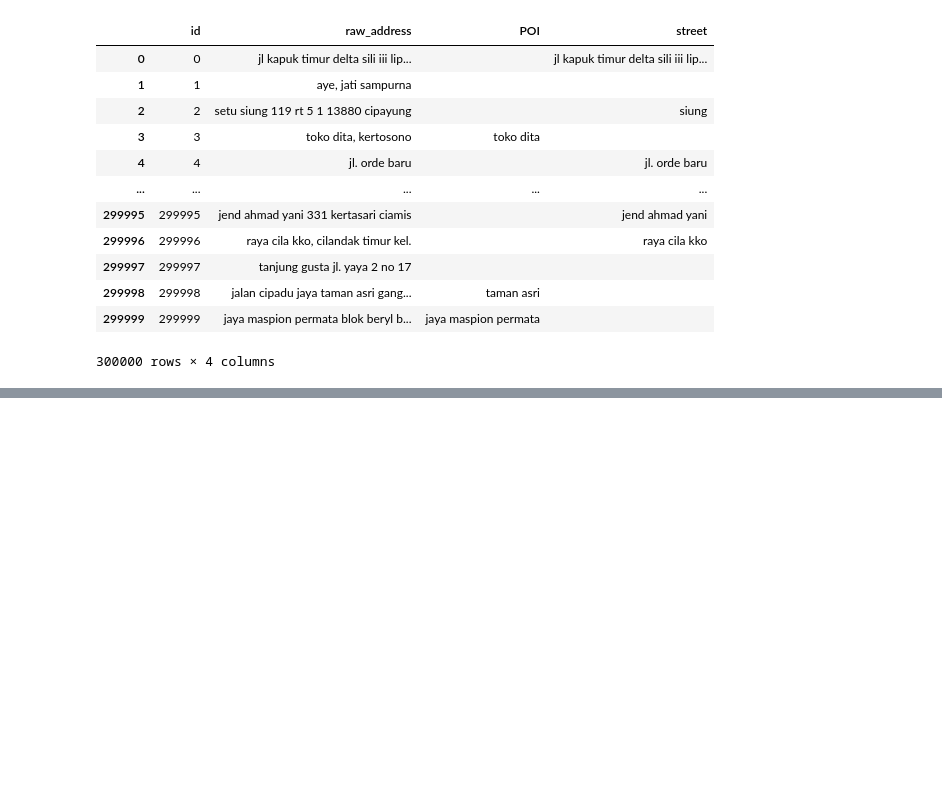
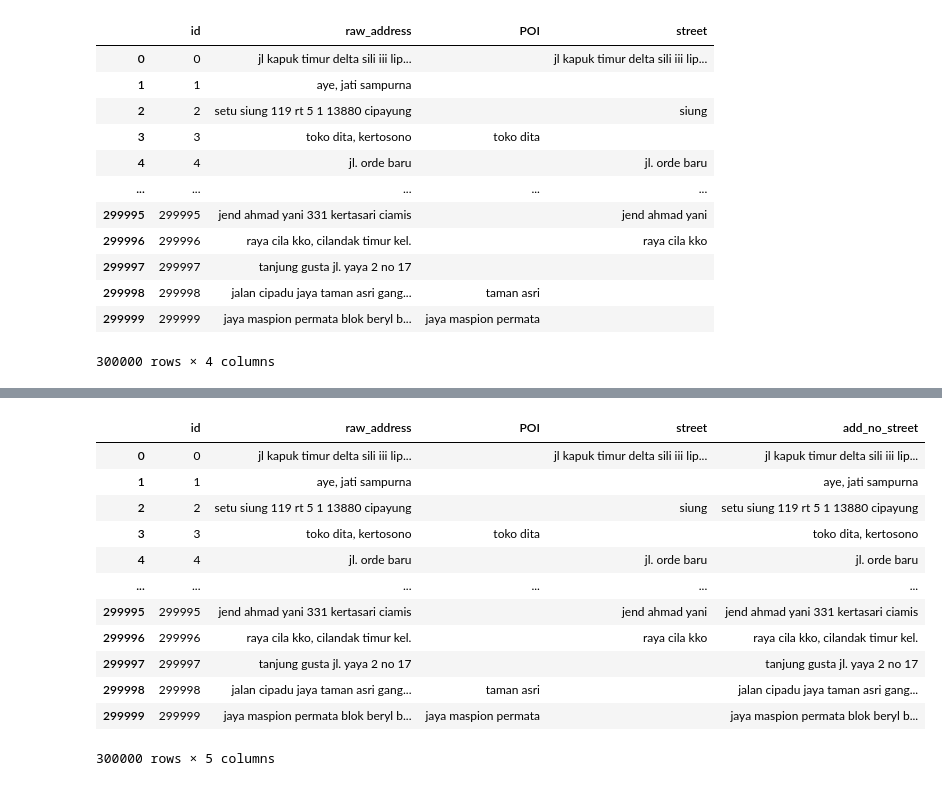
Before and after one commit to nixxholas/shopee-cl21, a Jupyter notebook: challenge2/Nic_CL2.ipynb, the cells around one changed output, grey strips where cells are left out. Saved outputs shown, nothing was run; the diff lists cells and outputs as text; code cells hidden in the pictures; blank space fills up the shorter version.

```diff
--- a/challenge2/Nic_CL2.ipynb
+++ b/challenge2/Nic_CL2.ipynb
@@ -44,0 +79,16 @@ df_table
+# %%
+df_table
+# %% [output]
+|  | id | raw_address | POI | street | add_no_street |
+| 0 | 0 | jl kapuk timur delta sili iii lip... |  | jl kapuk timur delta sili iii lip... | jl kapuk timur delta sili iii lip... |
+| 1 | 1 | aye, jati sampurna |  |  | aye, jati sampurna |
+| 2 | 2 | setu siung 119 rt 5 1 13880 cipayung |  | siung | setu siung 119 rt 5 1 13880 cipayung |
+| 3 | 3 | toko dita, kertosono | toko dita |  | toko dita, kertosono |
+| 4 | 4 | jl. orde baru |  | jl. orde baru | jl. orde baru |
+| ... | ... | ... | ... | ... | ... |
+| 299995 | 299995 | jend ahmad yani 331 kertasari ciamis |  | jend ahmad yani | jend ahmad yani 331 kertasari ciamis |
+| 299996 | 299996 | raya cila kko, cilandak timur kel. |  | raya cila kko | raya cila kko, cilandak timur kel. |
+| 299997 | 299997 | tanjung gusta jl. yaya 2 no 17 |  |  | tanjung gusta jl. yaya 2 no 17 |
+| 299998 | 299998 | jalan cipadu jaya taman asri gang... | taman asri |  | jalan cipadu jaya taman asri gang... |
+| 299999 | 299999 | jaya maspion permata blok beryl b... | jaya maspion permata |  | jaya maspion permata blok beryl b... |
+300000 rows × 5 columns
```
Also changed, not shown: parts of 6 cells of this notebook.
